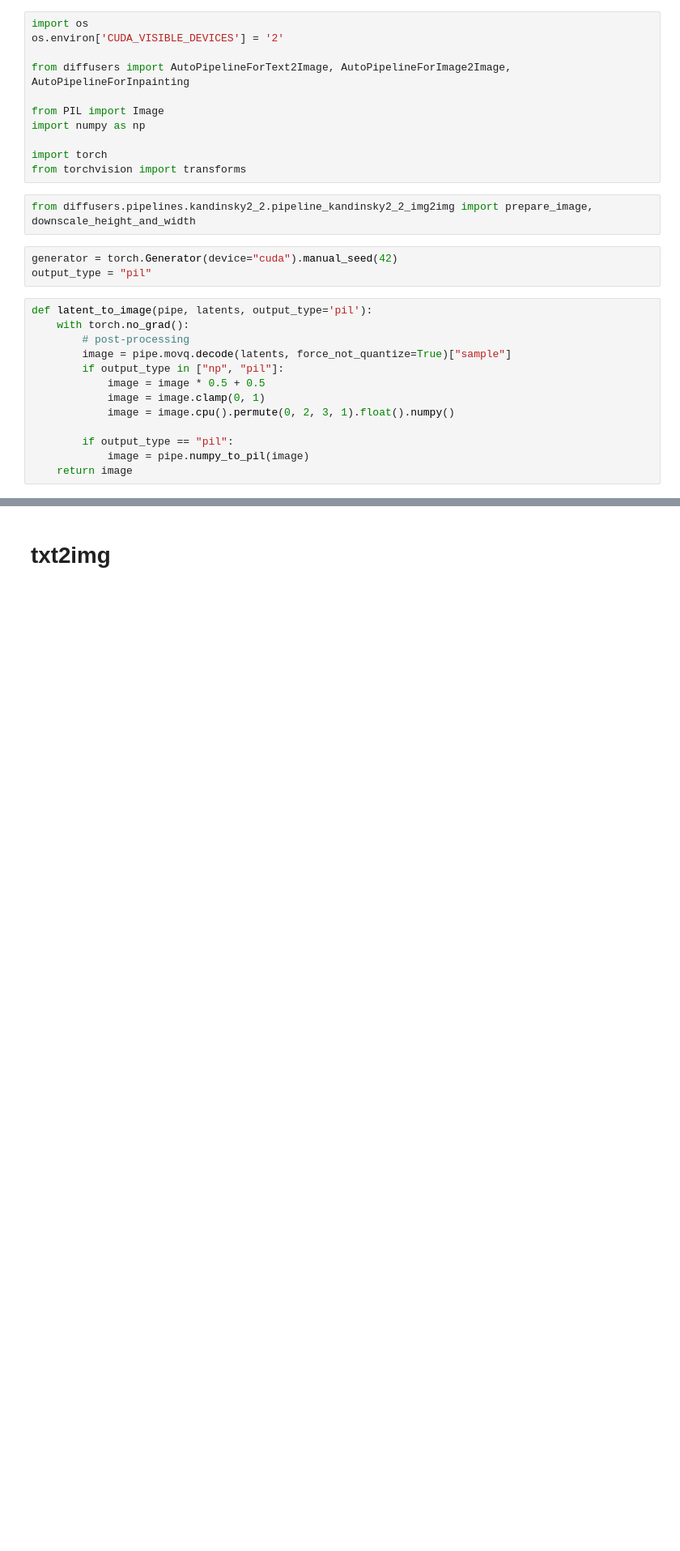
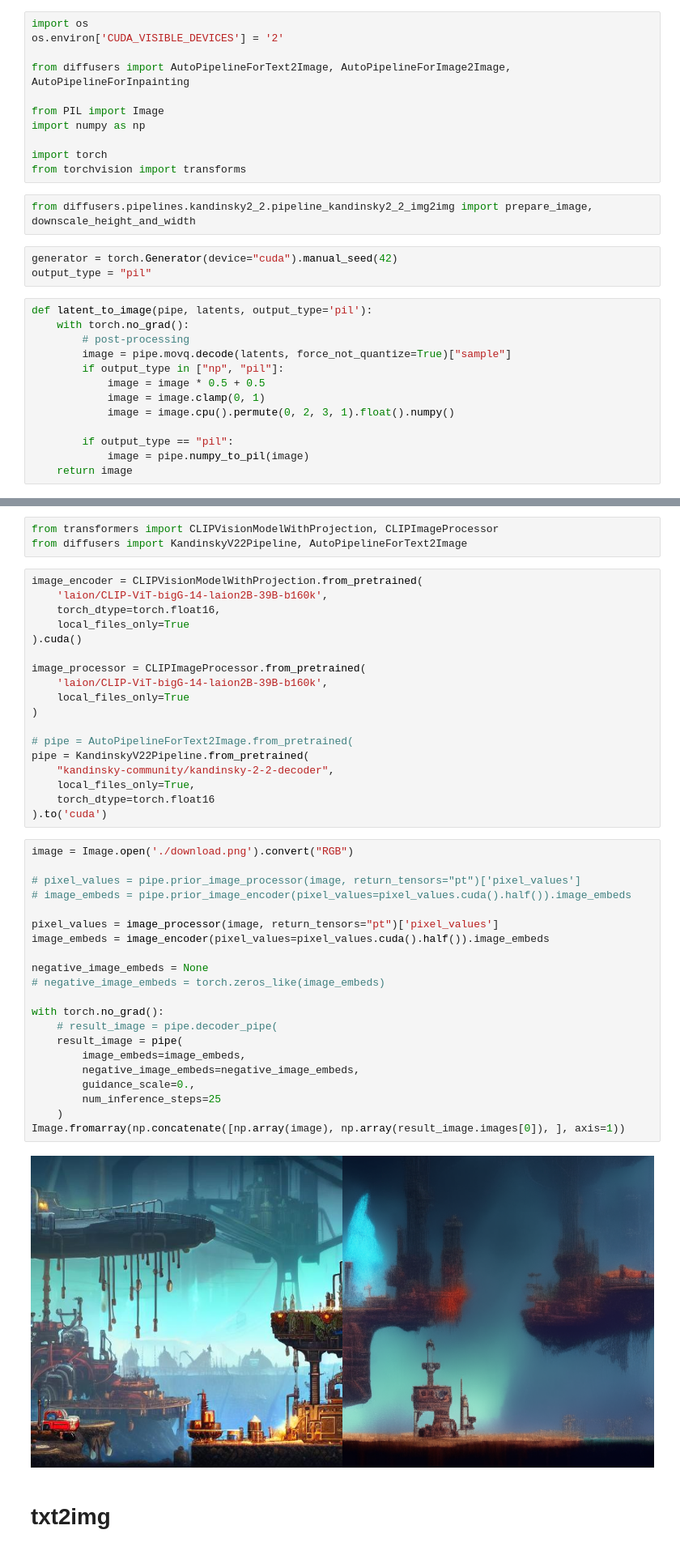
Before and after one commit to kk-digital/kcg-ml-image-pipeline, a Jupyter notebook: scripts/notebooks/han/069_check_kandinsky.ipynb, the cells around one changed output, grey strips where cells are left out. Shown at 81% size. Drawn from its saved outputs; the diff is of its cells as text; blank space fills up the shorter version.

Commit message:
update kandinsky notebook with image prompt

```diff
--- a/scripts/notebooks/han/069_check_kandinsky.ipynb
+++ b/scripts/notebooks/han/069_check_kandinsky.ipynb
@@ -30,3 +32,47 @@ def latent_to_image(pipe, latents, output_type='pil'):
+# %%
+from transformers import CLIPVisionModelWithProjection, CLIPImageProcessor
+from diffusers import KandinskyV22Pipeline, AutoPipelineForText2Image
+# %%
+image_encoder = CLIPVisionModelWithProjection.from_pretrained(
+    'laion/CLIP-ViT-bigG-14-laion2B-39B-b160k',
+    torch_dtype=torch.float16,
+    local_files_only=True
+).cuda()
+
+image_processor = CLIPImageProcessor.from_pretrained(
+    'laion/CLIP-ViT-bigG-14-laion2B-39B-b160k',
+    local_files_only=True
+)
+
+# pipe = AutoPipelineForText2Image.from_pretrained(
+pipe = KandinskyV22Pipeline.from_pretrained(
+    "kandinsky-community/kandinsky-2-2-decoder",
+    local_files_only=True,
+    torch_dtype=torch.float16
+).to('cuda')
+# %%
+image = Image.open('./download.png').convert("RGB")
+
+# pixel_values = pipe.prior_image_processor(image, return_tensors="pt")['pixel_values']
+# image_embeds = pipe.prior_image_encoder(pixel_values=pixel_values.cuda().half()).image_embeds
+
+pixel_values = image_processor(image, return_tensors="pt")['pixel_values']
+image_embeds = image_encoder(pixel_values=pixel_values.cuda().half()).image_embeds
+
+negative_image_embeds = None
+# negative_image_embeds = torch.zeros_like(image_embeds)
+
+with torch.no_grad():
+    # result_image = pipe.decoder_pipe(
+    result_image = pipe(
+        image_embeds=image_embeds,
+        negative_image_embeds=negative_image_embeds,
+        guidance_scale=0.,
+        num_inference_steps=25
+    )
+Image.fromarray(np.concatenate([np.array(image), np.array(result_image.images[0]), ], axis=1))
+# %% [output]
+[figure, added]
 # %% [markdown]
 # txt2img
 # %% [markdown]
```
Also changed, not shown: parts of 7 cells of this notebook.
